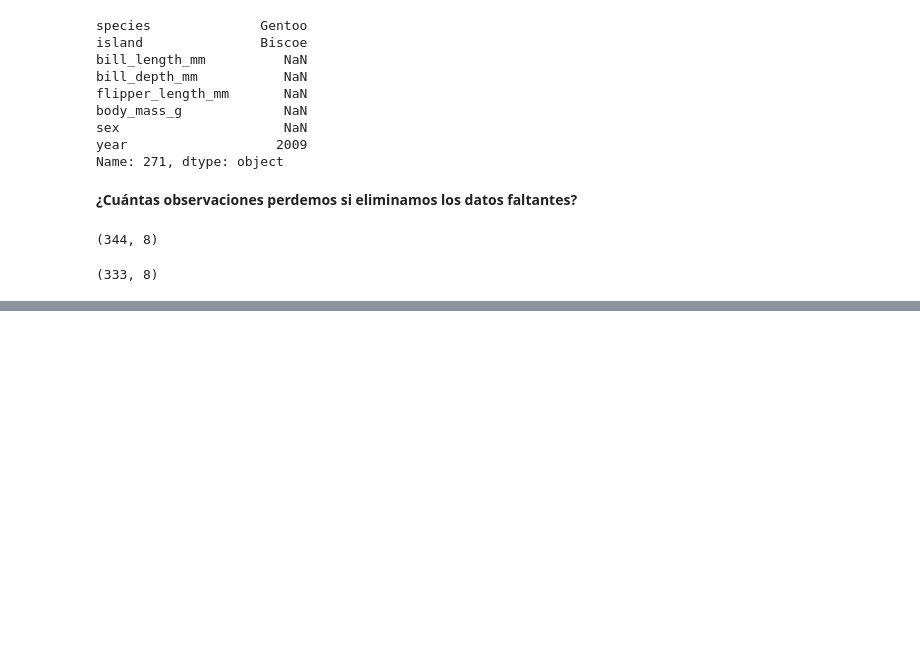
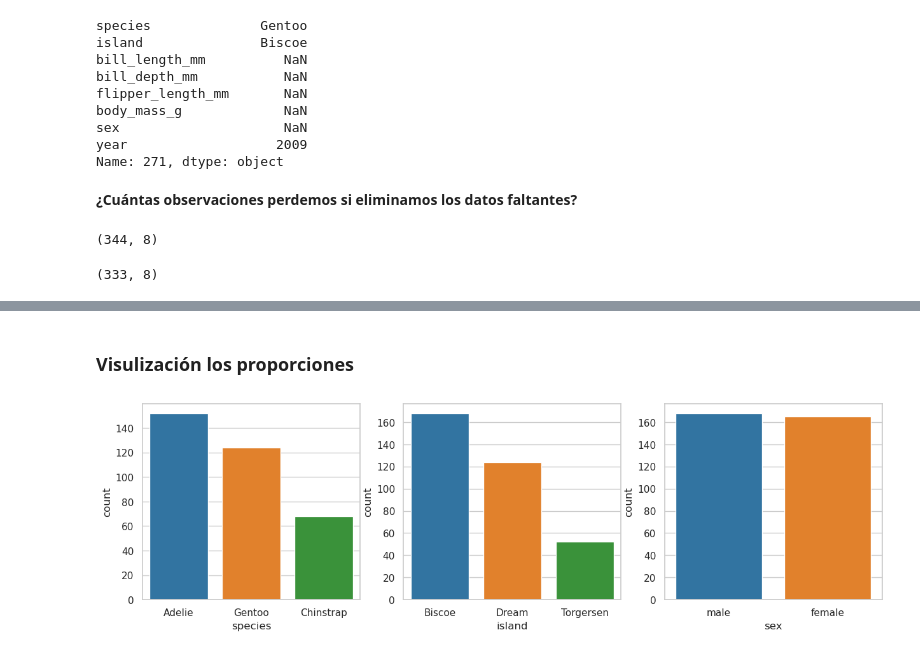
Before and after one commit to pahoalapizco/eda_penguins, a Jupyter notebook: notebooks/1.0-eda_penguins-introduction.ipynb, the cells around one changed output, grey strips where cells are left out. Saved outputs shown, nothing was run; the diff lists cells and outputs as text; code cells hidden in the pictures; blank space fills up the shorter version.

Commit message:
:sparkles: Revisión de variables categóricas

```diff
--- a/notebooks/1.0-eda_penguins-introduction.ipynb
+++ b/notebooks/1.0-eda_penguins-introduction.ipynb
@@ -234,0 +350,25 @@ processed_penguins_df.shape
+# %% [markdown]
+### Visulización los proporciones
+# %%
+categories = processed_penguins_df.select_dtypes(include=object).columns
+
+# Visualizar los conteos de todas las variables cateogóricas
+fig, axes = plt.subplots(nrows=1, ncols=3, figsize=(15,4))
+for idx in range(len(categories)):
+  (
+    penguins_df
+    .value_counts(categories[idx], sort=True)
+    .reset_index(name="count")
+    .pipe(
+      lambda df: (
+        sns.barplot(
+          data=df,
+          x=categories[idx],
+          y="count",
+          ax=axes[idx]
+        )
+      )
+    )
+  )
+# %% [output]
+[figure, added]
```
Also changed, not shown: parts of 17 cells of this notebook.
